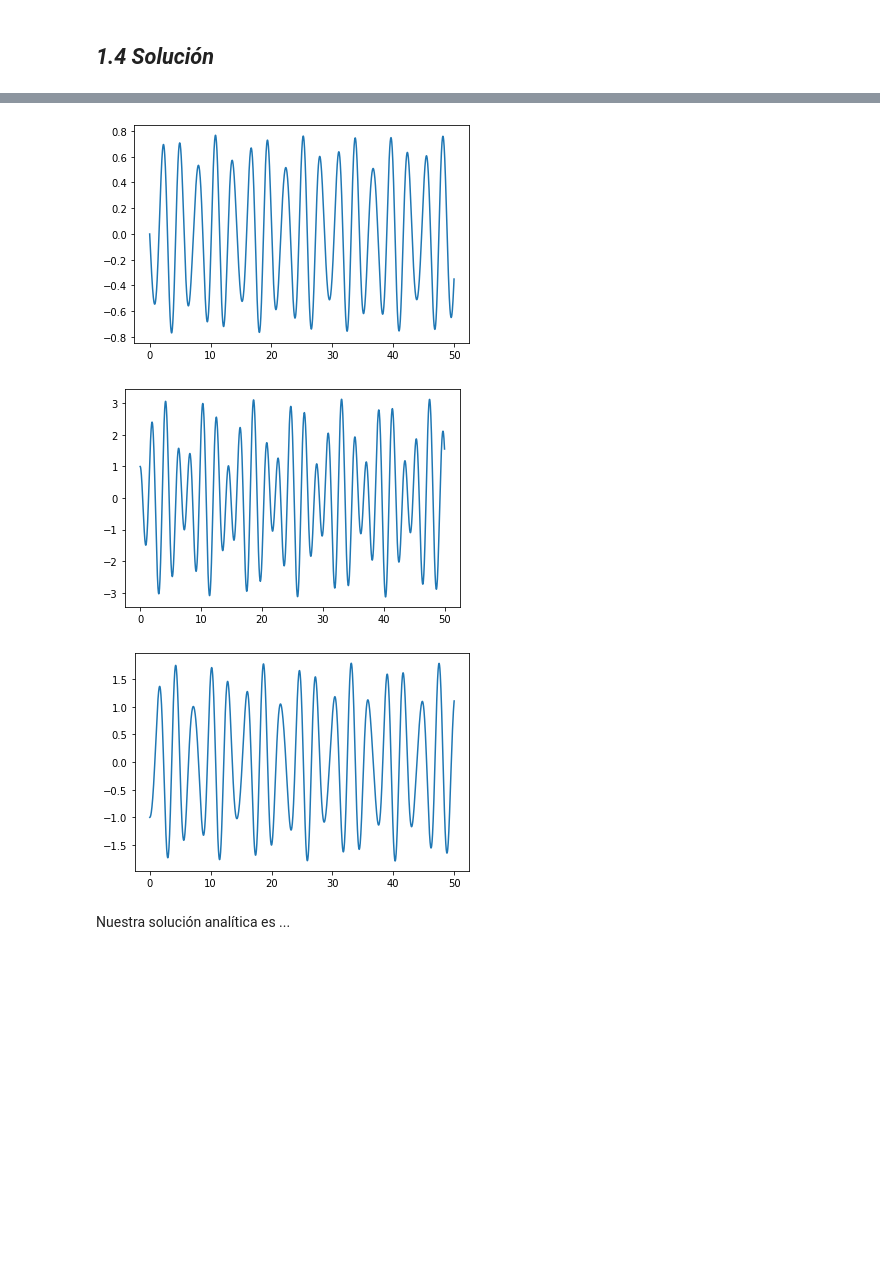
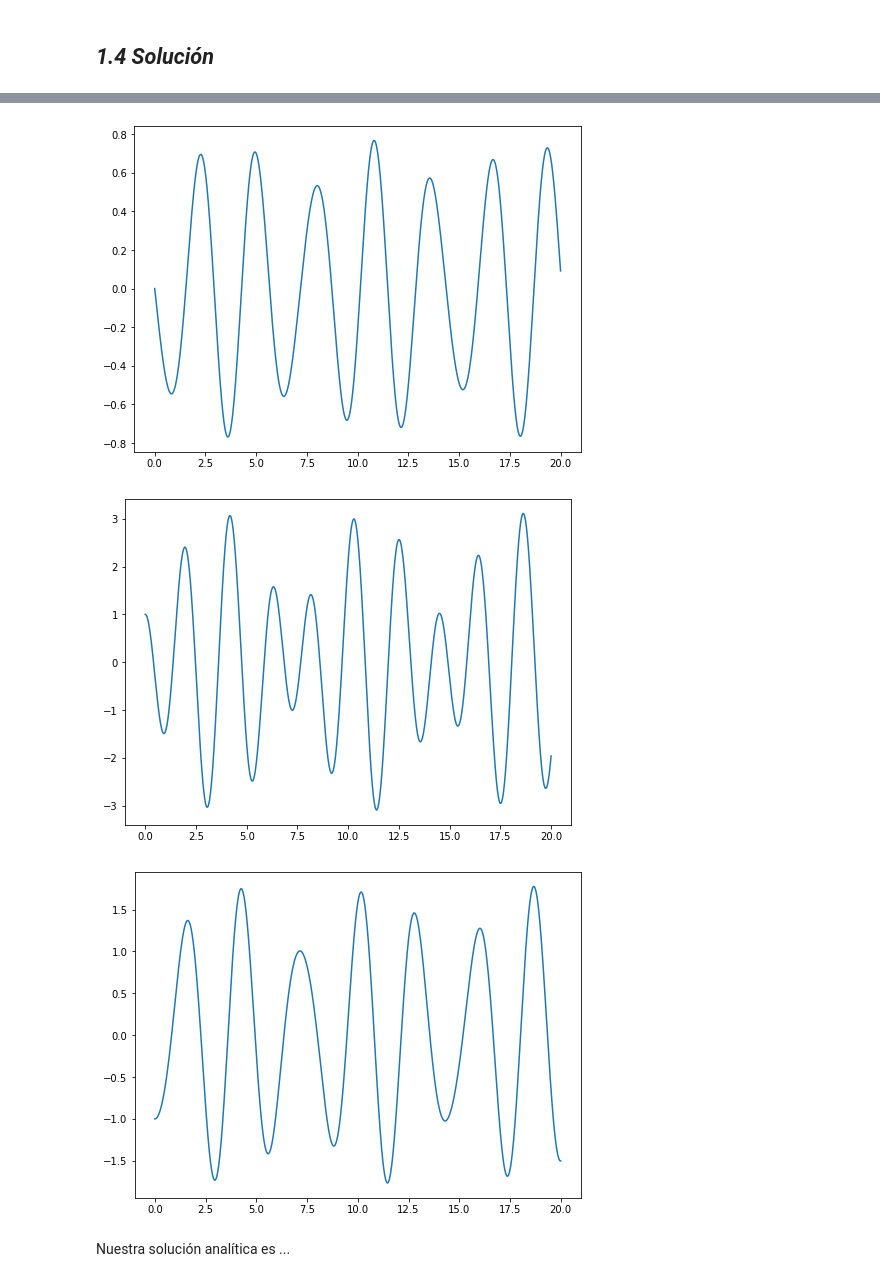
Before and after one commit to JabberTheWock/Proyecto_modulo3, a Jupyter notebook: PM3_HernandezR_MorenoH_CastellanosM.ipynb, the cells around one changed output, grey strips where cells are left out. Cells and saved outputs as stored; diff of their text form; code cells hidden in the pictures; blank space fills up the shorter version.

```diff
--- a/PM3_HernandezR_MorenoH_CastellanosM.ipynb
+++ b/PM3_HernandezR_MorenoH_CastellanosM.ipynb
@@ -64,7 +59,7 @@ def ec_diferencial(x,t):
 # %%
 #De acuerdo a las ecuaciones que representan al problema se definen con las variables que ya definimos
 #Se definen las funciones para las ecuaciones de movimiento de las masas
-t = np.linspace(0,50,2000)
+t = np.linspace(0,20,2000)
 x0 = np.array([0,0,1,-1])
 
 x= odeint(ec_diferencial,x0,t)
@@ -77,18 +72,21 @@ plt.plot(t,x[:,0]);
 # %%
-#Graficando la ecuación de x1
+#Graficando la solución numérica de x2
+plt.figure(figsize = (8,6))
 plt.plot(t,x[:,1]);
 # %% [output]
-[figure, old version]
+[figure, new version]
 # %%
-#Graficando la ecuación de x1
+#Graficando la solución numérica de x3, velocidad
+plt.figure(figsize = (8,6))
 plt.plot(t,x[:,2]);
 # %% [output]
-[figure, old version]
+[figure, new version]
 # %%
-#Graficando la ecuación de x1
+#Graficando la solución numérica de x4, velocidad
+plt.figure(figsize = (8,6))
 plt.plot(t,x[:,3]);
 # %% [output]
-[figure, old version]
+[figure, new version]
 # %% [markdown]
 Nuestra solución analítica es ...
 # %% [markdown]
```
Also changed, not shown: parts of 7 cells of this notebook.
